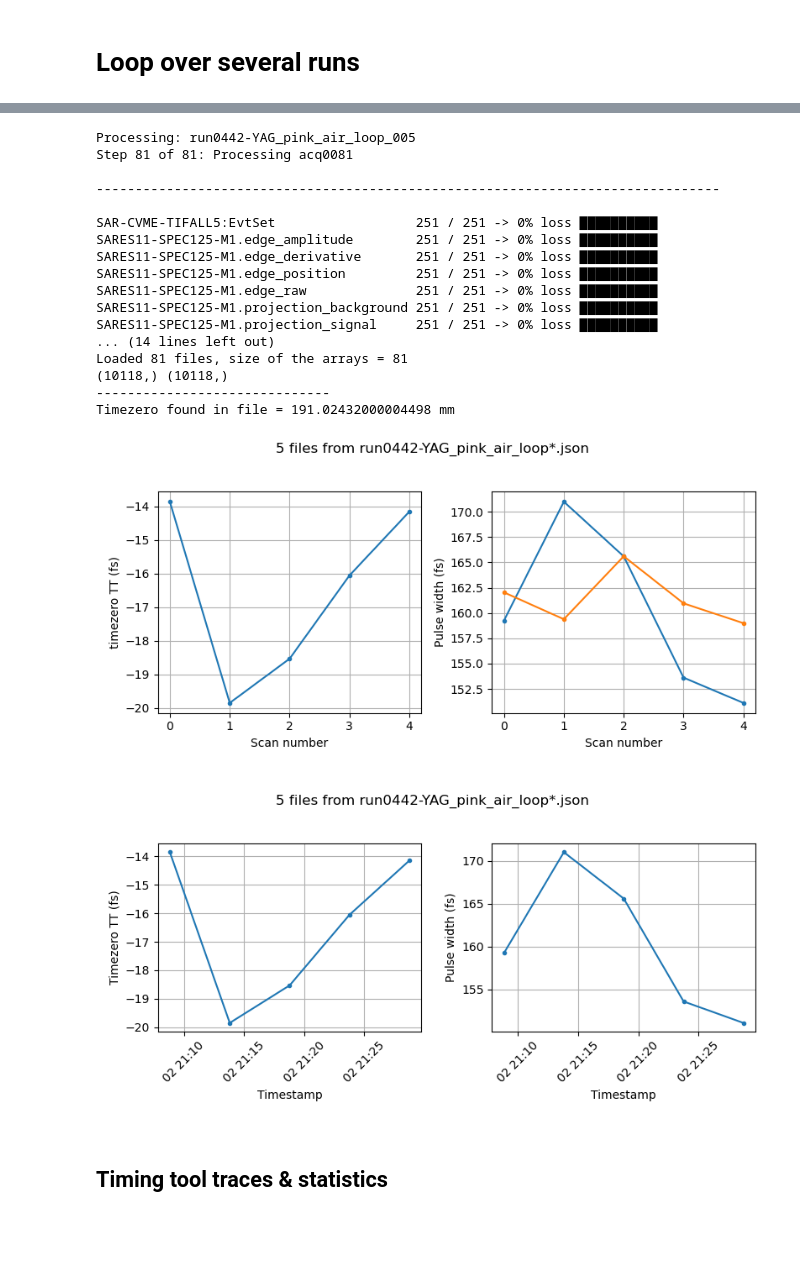
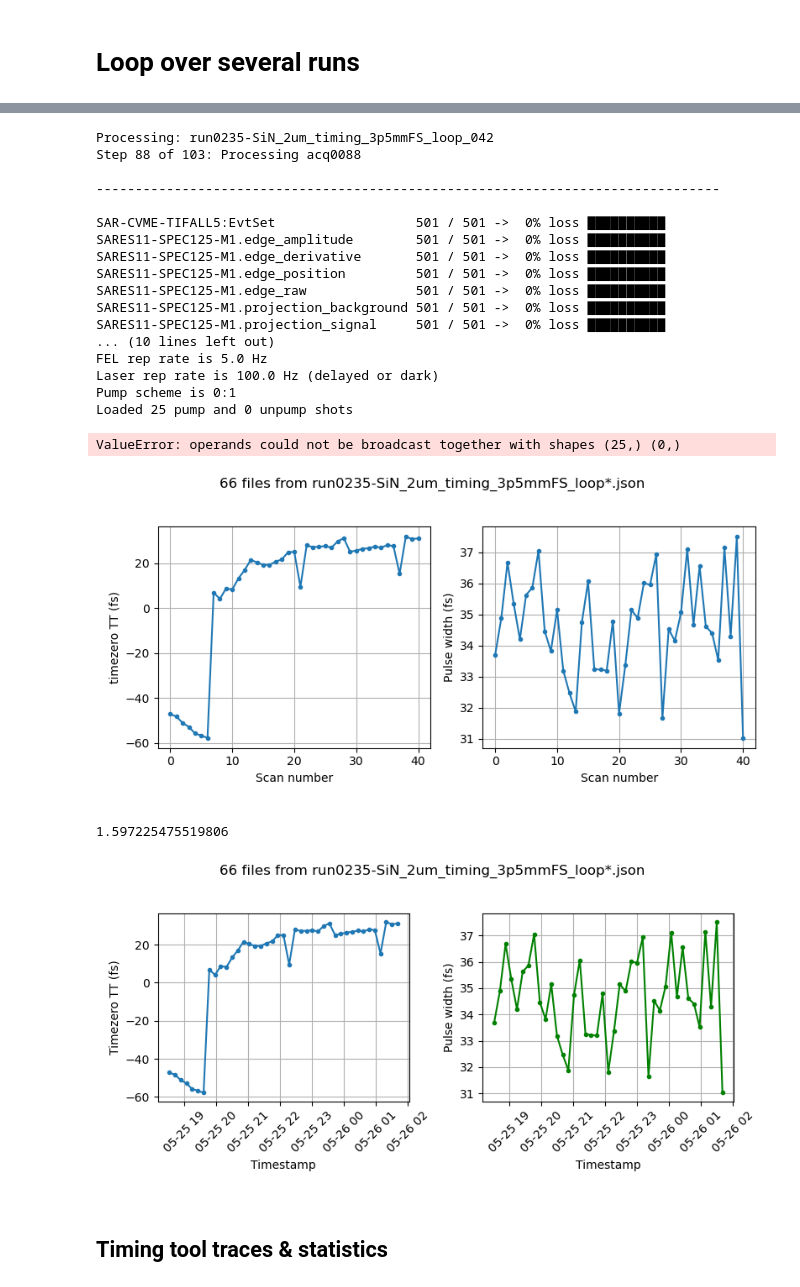
Before and after one commit to paulscherrerinstitute/alvra_beamline_scripts, a Jupyter notebook: YAG_scans_oneTT.ipynb, the cells around one changed output, grey strips where cells are left out. Cells and saved outputs as stored; diff of their text form; code cells hidden in the pictures; blank space fills up the shorter version.

```diff
--- a/YAG_scans_oneTT.ipynb
+++ b/YAG_scans_oneTT.ipynb
@@ -145,12 +145,12 @@ pp_TT=  pp_TT[index]
 
 fit.estimate(Delay_fs_TT, pp_TT)            # this sets some internal params
 print(fit.p0)
-#fit.p0 = better_p0(fit.p0, 4, 250) # overwrite some values (index) if needed:
+fit.p0 = better_p0(fit.p0, 4,200)# overwrite some values (index) if needed:
 #fit.p0 =[0, 0.04, 50, 0.0, 500, 3e-5, 0.035]
 #fit.p0 =[0, 0.04, 50, 0.0, 500]
-#print(fit.p0)
+print(fit.p0)
 
-fit.fit(Delay_fs_TT,pp_TT)                  # calculate the fit
+fit.fit(Delay_fs_TT,pp_TT, maxfev=200000)                  # calculate the fit (put maxfev=# here if needed)
 pp_fit = fit.eval(Delay_fs_TT)           # evaluate the curve for plotting
 
 t0_fs = fit.popt[0]
@@ -232,0 +277,12 @@ plt.show()
+# %%
+binsize = 2 # in fs
+
+################################################################################################3
+from scipy.stats import binned_statistic
+print (np.shape(Pump_probe_scan),np.shape(Delays_corr))
+
+binList = np.arange(Delay_fs[0] - 100, Delay_fs[-1] + 100, binsize)
+Delay_fs_TT = np.arange(Delay_fs[0] - 100 + binsize/2, Delay_fs[-1] + 100 - binsize/2, binsize)
+
+pp_TT, binEdges, binNumber = binned_statistic(Delays_corr, Pump_probe_scan, statistic='mean', bins=binList)
+pp_std, binEdges, binNumber = binned_statistic(Delays_corr, Pump_probe_scan, statistic='std', bins=binList)
@@ -235,9 +338,10 @@ plt.show()
 # %%
 datafiles = []
 #for file in glob.glob('/gpfs/photonics/swissfel/raw/alvra-staff/p19776/run*YAG_pink_air_loop*/meta/scan.json'):
-for file in glob.glob('/sf/alvra/data/p19776/raw/run*YAG_pink_air_loop*/meta/scan.json'):
+for file in glob.glob('/sf/alvra/data/p21192/raw/run*SiN_2um_timing_3p5mmFS_loop*/meta/scan.json'):
     datafiles.append(file)
 datafiles = sorted(datafiles, key = os.path.getmtime)
-patch =  datafiles[:5]
+#datafiles.pop(18) #use to remove bad files
+patch =  datafiles[:66]
 patch
 # %% [output]
@@ -250,7 +366,7 @@ patch
 TT = TT_PSEN126
 
 quantile_band = 0.5
-binsize = 10 # in fs
+binsize = 2 # in fs
 
 channel_delay_motor = channel_delay_topas
 
@@ -292,9 +408,9 @@ for num, json_file in enumerate(patch):
 
     pp_TT, binEdges, binNumber = binned_statistic(Delays_corr, Pump_probe_scan, statistic='mean', bins=binList)
 
-    fit = Fit(errfunc_fwhm, estimate_errfunc_parameters)
+    #fit = Fit(errfunc_fwhm, estimate_errfunc_parameters)
     # fit = Fit(conv_exp_gauss_heaviside, estimate_conv_exp_gauss_heaviside_parameters)
-    # fit = Fit(conv_exp_gauss_heaviside2, estimate_conv_exp_gauss_heaviside2_parameters)
+    fit = Fit(conv_exp_gauss_heaviside2, estimate_conv_exp_gauss_heaviside2_parameters)
 
     index = ~(np.isnan(Delay_fs_TT) | np.isnan(pp_TT))
     Delay_fs_TT = Delay_fs_TT[index]
@@ -304,8 +420,10 @@ for num, json_file in enumerate(patch):
 
     #fit.p0 = better_p0(fit.p0, 0, 210.42) # overwrite some values (index) if needed:
     #fit.p0 =[191.06, 0.04, 80, 0.0, 500]#, 3e-5, 0.035]
+    fit.p0 = better_p0(fit.p0, 4,200)
 
-    fit.fit(Delay_fs_TT,pp_TT)                  # calculate the fit
+
+    fit.fit(Delay_fs_TT,pp_TT,maxfev=200000)                  # calculate the fit
     pp_fit = fit.eval(Delay_fs_TT)           # evaluate the curve for plotting
 
     t0_fs = fit.popt[0]
@@ -332,23 +450,24 @@ for num, json_file in enumerate(patch):
     else:
         print ('Timezero = {} mm'.format(Timezero_mm))
 # %% [output]
-Processing: run0442-YAG_pink_air_loop_005
-Step 81 of 81: Processing acq0081
+Processing: run0235-SiN_2um_timing_3p5mmFS_loop_042
+Step 88 of 103: Processing acq0088
 
 --------------------------------------------------------------------------------
 
-SAR-CVME-TIFALL5:EvtSet                  251 / 251 -> 0% loss ▇▇▇▇▇▇▇▇▇▇
-SARES11-SPEC125-M1.edge_amplitude        251 / 251 -> 0% loss ▇▇▇▇▇▇▇▇▇▇
-SARES11-SPEC125-M1.edge_derivative       251 / 251 -> 0% loss ▇▇▇▇▇▇▇▇▇▇
-SARES11-SPEC125-M1.edge_position         251 / 251 -> 0% loss ▇▇▇▇▇▇▇▇▇▇
-SARES11-SPEC125-M1.edge_raw              251 / 251 -> 0% loss ▇▇▇▇▇▇▇▇▇▇
-SARES11-SPEC125-M1.projection_background 251 / 251 -> 0% loss ▇▇▇▇▇▇▇▇▇▇
-SARES11-SPEC125-M1.projection_signal     251 / 251 -> 0% loss ▇▇▇▇▇▇▇▇▇▇
-... (14 lines left out)
-Loaded 81 files, size of the arrays = 81
-(10118,) (10118,)
-------------------------------
-Timezero found in file = 191.02432000004498 mm
+SAR-CVME-TIFALL5:EvtSet                  501 / 501 ->  0% loss ▇▇▇▇▇▇▇▇▇▇
+SARES11-SPEC125-M1.edge_amplitude        501 / 501 ->  0% loss ▇▇▇▇▇▇▇▇▇▇
+SARES11-SPEC125-M1.edge_derivative       501 / 501 ->  0% loss ▇▇▇▇▇▇▇▇▇▇
+SARES11-SPEC125-M1.edge_position         501 / 501 ->  0% loss ▇▇▇▇▇▇▇▇▇▇
+SARES11-SPEC125-M1.edge_raw              501 / 501 ->  0% loss ▇▇▇▇▇▇▇▇▇▇
+SARES11-SPEC125-M1.projection_background 501 / 501 ->  0% loss ▇▇▇▇▇▇▇▇▇▇
+SARES11-SPEC125-M1.projection_signal     501 / 501 ->  0% loss ▇▇▇▇▇▇▇▇▇▇
+... (10 lines left out)
+FEL rep rate is 5.0 Hz
+Laser rep rate is 100.0 Hz (delayed or dark)
+Pump scheme is 0:1
+Loaded 25 pump and 0 unpump shots
+ValueError: operands could not be broadcast together with shapes (25,) (0,)
 # %%
 #scan_number = np.delete(np.array(range(123)), [0,65,109,110])
 
@@ -367,7 +486,7 @@ plt.ylabel('timezero TT (fs)')
 plt.grid()
 
 plt.subplot(122)
-plt.plot(width_fs_scan, marker='.', label = 'Convolution fit')
+#plt.plot(width_fs_scan, marker='.', label = 'Convolution fit')
 plt.plot(width_fs_scan_der, marker='.', label = 'Derivative fit')
 
 plt.xlabel('Scan number')
@@ -376,36 +495,42 @@ plt.grid()
 
 plt.tight_layout(rect=[0, 0.03, 1, 0.95])
 plt.show()
+
+FWHM_ave=np.mean(width_fs_scan_der)
+FWHM_std=np.std(width_fs_scan_der)
+#FWHM_ave
+FWHM_std
 # %% [output]
-[figure, old version]
+[figure, new version]
+1.597225475519806
 # %%
 #scan_number = np.delete(np.array(range(123)), [0,65,109,110])
 
 #t0_fs_scan_clean = np.delete(t0_fs_scan[:121], [107,108])
 #width_fs_scan_clean = np.delete(width_fs_scan[:121], [107,108])
 
 plt.figure(figsize = (8,4))
 plt.suptitle ('{} files from {}'.format(len(patch), json_file.split('/')[-3].split('.')[0][:-4]+'*.json'))
-# plt.suptitle ('{} files from {}'.format(79+46, json_file.split('/')[-3].split('.')[0][:-4]+'*.json'))
+#plt.suptitle ('{} files from {}'.format(79+46, json_file.split('/')[-3].split('.')[0][:-4]+'*.json'))
 
 plt.subplot(121)
 plt.plot(timestamps_npy, t0_fs_scan, marker='.')
 plt.xlabel("Timestamp")
 plt.ylabel('Timezero TT (fs)')
 plt.xticks(rotation = 45)
 plt.grid()
 
 plt.subplot(122)
-plt.plot(timestamps_npy, width_fs_scan, marker='.')
+plt.plot(timestamps_npy, width_fs_scan_der, marker='.', color='g')
 plt.xlabel('Timestamp')
 plt.ylabel('Pulse width (fs)')
 plt.xticks(rotation = 45)
 plt.grid()
 
 plt.tight_layout(rect=[0, 0.03, 1, 0.95])
 plt.show()
 # %% [output]
-[figure, old version]
+[figure, new version]
 # %% [markdown]
 ##  Timing tool traces & statistics
 # %%
```
Also changed, not shown: parts of 18 cells of this notebook, 4 other files.
